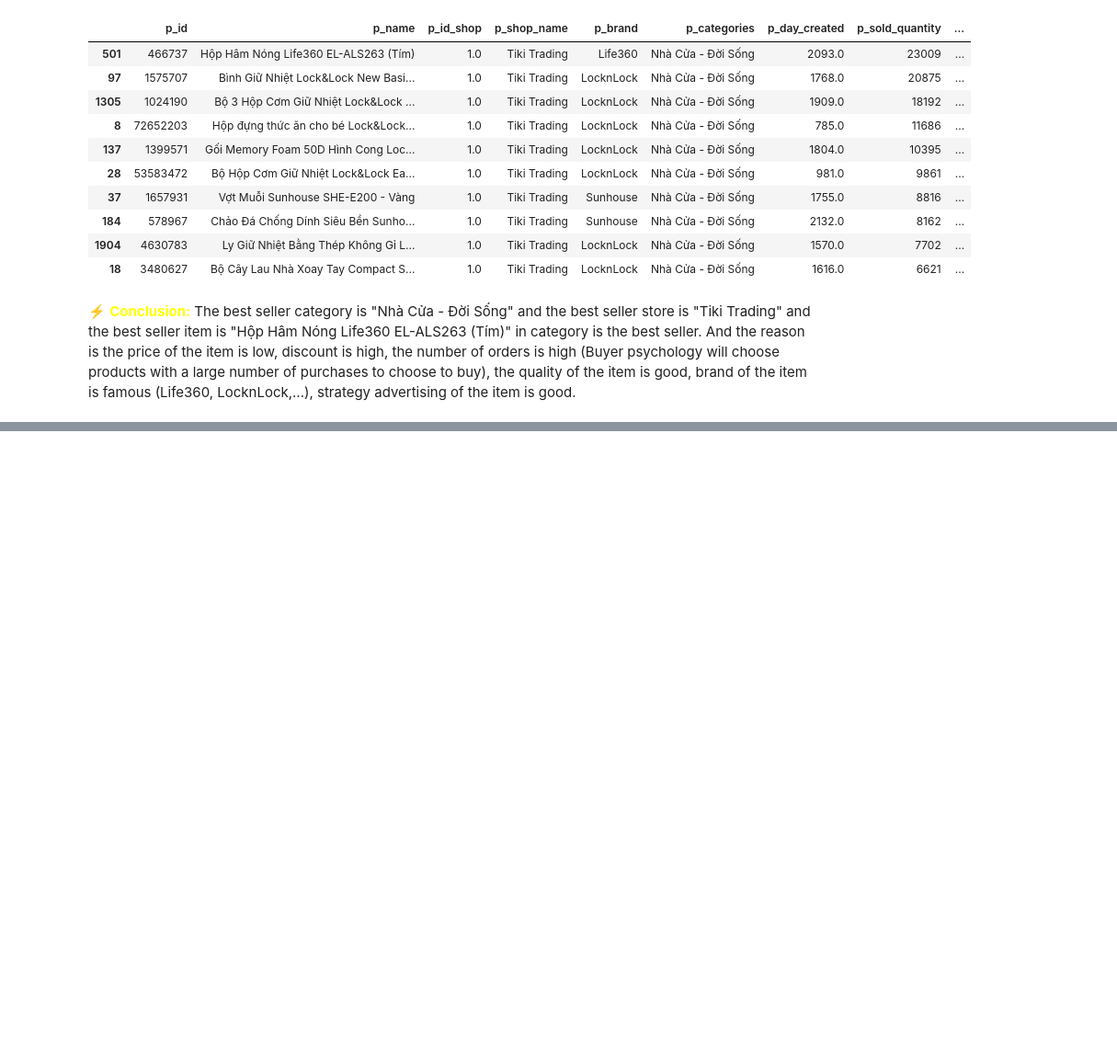
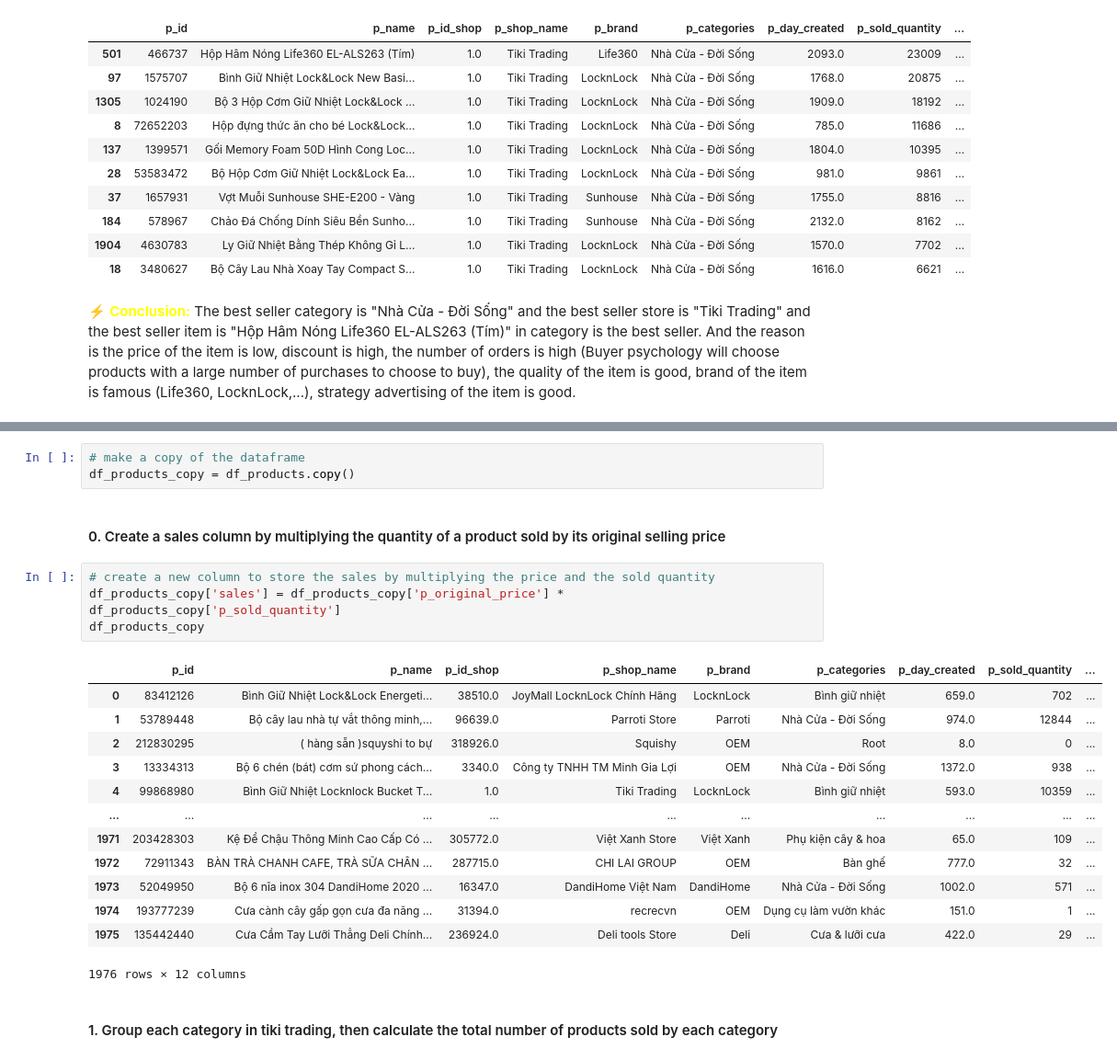
Before and after one commit to TienDat57/IntroductionToDataScience, a Jupyter notebook: src/visualization/index.ipynb, the cells around one changed output, grey strips where cells are left out. Shown at 92% size. Drawn from its saved outputs; the diff is of its cells as text; blank space fills up the shorter version.

```diff
--- a/src/visualization/index.ipynb
+++ b/src/visualization/index.ipynb
@@ -82,0 +98,25 @@ df_top5_products.head(10)
+# %%
+# make a copy of the dataframe
+df_products_copy = df_products.copy()
+# %% [markdown]
+#### 0. Create a sales column by multiplying the quantity of a product sold by its original selling price
+# %%
+# create a new column to store the sales by multiplying the price and the sold quantity
+df_products_copy['sales'] = df_products_copy['p_original_price'] * df_products_copy['p_sold_quantity']
+df_products_copy
+# %% [output]
+|  | p_id | p_name | p_id_shop | p_shop_name | p_brand | p_categories | p_day_created | p_sold_quantity | ... |
+| 0 | 83412126 | Bình Giữ Nhiệt Lock&Lock Energeti... | 38510.0 | JoyMall LocknLock Chính Hãng | LocknLock | Bình giữ nhiệt | 659.0 | 702 | ... |
+| 1 | 53789448 | Bộ cây lau nhà tự vắt thông minh,... | 96639.0 | Parroti Store | Parroti | Nhà Cửa - Đời Sống | 974.0 | 12844 | ... |
+| 2 | 212830295 | ( hàng sẵn )squyshi to bự | 318926.0 | Squishy | OEM | Root | 8.0 | 0 | ... |
+| 3 | 13334313 | Bộ 6 chén (bát) cơm sứ phong cách... | 3340.0 | Công ty TNHH TM Minh Gia Lợi | OEM | Nhà Cửa - Đời Sống | 1372.0 | 938 | ... |
+| 4 | 99868980 | Bình Giữ Nhiệt Locknlock Bucket T... | 1.0 | Tiki Trading | LocknLock | Bình giữ nhiệt | 593.0 | 10359 | ... |
+| ... | ... | ... | ... | ... | ... | ... | ... | ... | ... |
+| 1971 | 203428303 | Kệ Để Chậu Thông Minh Cao Cấp Có ... | 305772.0 | Việt Xanh Store | Việt Xanh | Phụ kiện cây & hoa | 65.0 | 109 | ... |
+| 1972 | 72911343 | BÀN TRÀ CHANH CAFE, TRÀ SỮA CHÂN ... | 287715.0 | CHI LAI GROUP | OEM | Bàn ghế | 777.0 | 32 | ... |
+| 1973 | 52049950 | Bộ 6 nĩa inox 304 DandiHome 2020 ... | 16347.0 | DandiHome Việt Nam | DandiHome | Nhà Cửa - Đời Sống | 1002.0 | 571 | ... |
+| 1974 | 193777239 | Cưa cành cây gấp gọn cưa đa năng ... | 31394.0 | recrecvn | OEM | Dụng cụ làm vườn khác | 151.0 | 1 | ... |
+| 1975 | 135442440 | Cưa Cầm Tay Lưỡi Thẳng Deli Chính... | 236924.0 | Deli tools Store | Deli | Cưa & lưỡi cưa | 422.0 | 29 | ... |
+1976 rows × 12 columns
+# %% [markdown]
+#### 1. Group each category in tiki trading, then calculate the total number of products sold by each category
```
Also changed, not shown: parts of 13 cells of this notebook.
